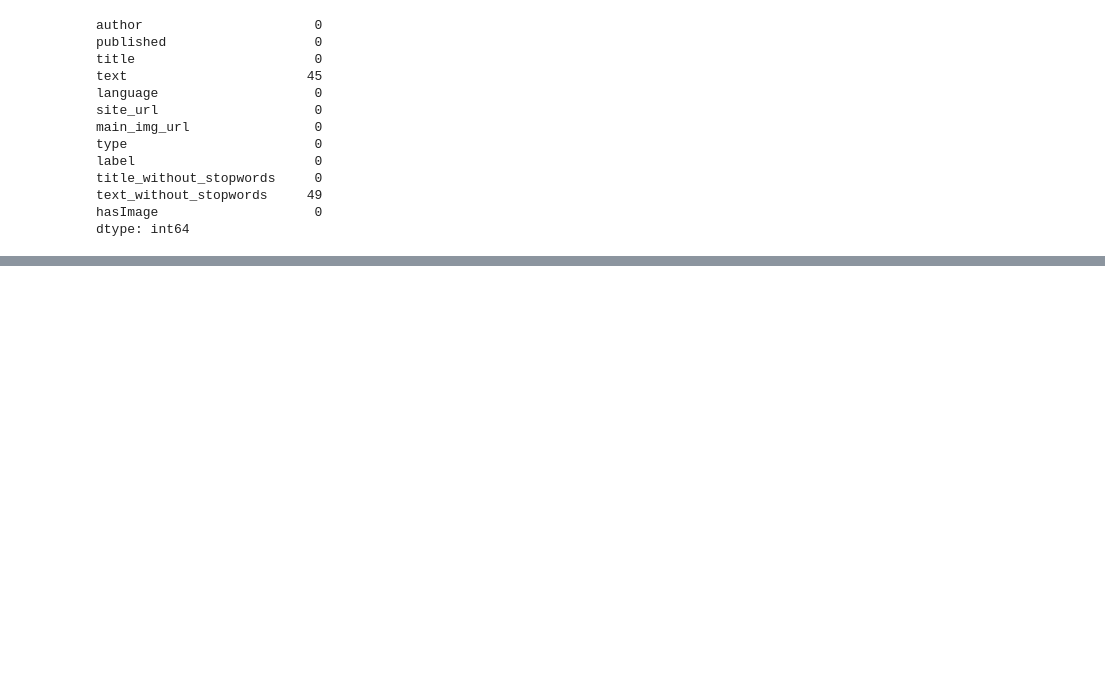
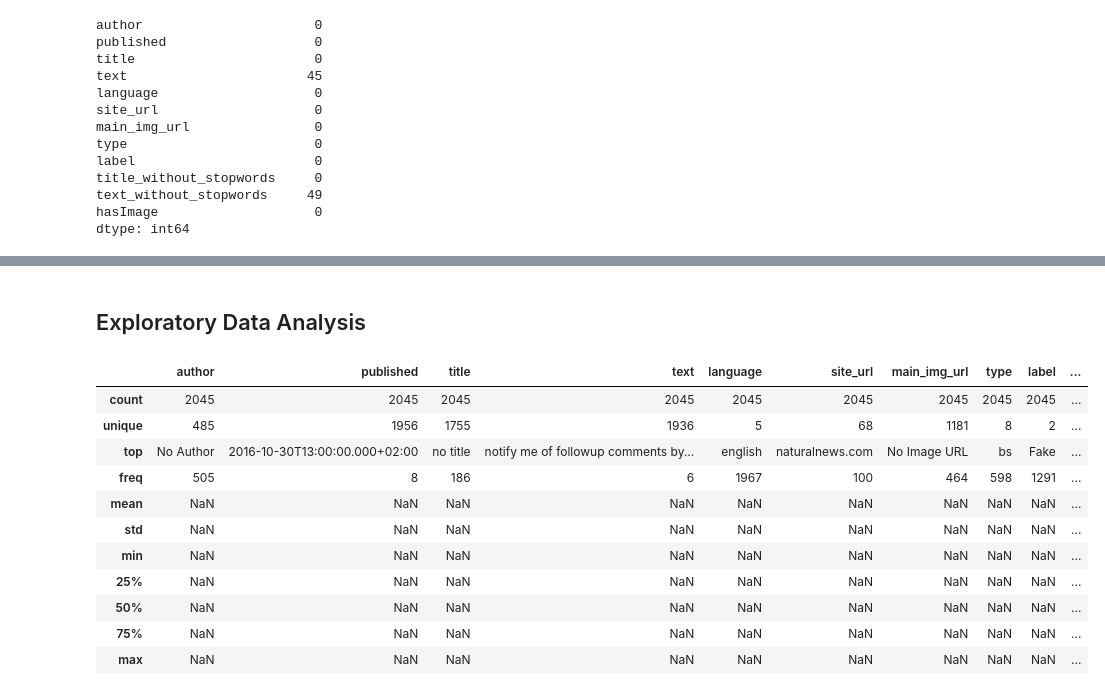
Before and after one commit to ayg15/fake-news-detection, a Jupyter notebook: Fake News Detection.ipynb, the cells around one changed output, grey strips where cells are left out. Drawn from its saved outputs; the diff is of its cells as text; code cells hidden in the pictures; blank space fills up the shorter version.

Commit message:
Updated to include basic EDA

```diff
--- a/Fake News Detection.ipynb
+++ b/Fake News Detection.ipynb
@@ -128,0 +175,17 @@ dtype: int64
+# %% [markdown]
+## Exploratory Data Analysis
+# %%
+news_df.describe(include = 'all')
+# %% [output]
+|  | author | published | title | text | language | site_url | main_img_url | type | label | ... |
+| count | 2045 | 2045 | 2045 | 2045 | 2045 | 2045 | 2045 | 2045 | 2045 | ... |
+| unique | 485 | 1956 | 1755 | 1936 | 5 | 68 | 1181 | 8 | 2 | ... |
+| top | No Author | 2016-10-30T13:00:00.000+02:00 | no title | notify me of followup comments by... | english | naturalnews.com | No Image URL | bs | Fake | ... |
+| freq | 505 | 8 | 186 | 6 | 1967 | 100 | 464 | 598 | 1291 | ... |
+| mean | NaN | NaN | NaN | NaN | NaN | NaN | NaN | NaN | NaN | ... |
+| std | NaN | NaN | NaN | NaN | NaN | NaN | NaN | NaN | NaN | ... |
+| min | NaN | NaN | NaN | NaN | NaN | NaN | NaN | NaN | NaN | ... |
+| 25% | NaN | NaN | NaN | NaN | NaN | NaN | NaN | NaN | NaN | ... |
+| 50% | NaN | NaN | NaN | NaN | NaN | NaN | NaN | NaN | NaN | ... |
+| 75% | NaN | NaN | NaN | NaN | NaN | NaN | NaN | NaN | NaN | ... |
+| max | NaN | NaN | NaN | NaN | NaN | NaN | NaN | NaN | NaN | ... |
```
Also changed, not shown: parts of 12 cells of this notebook.
